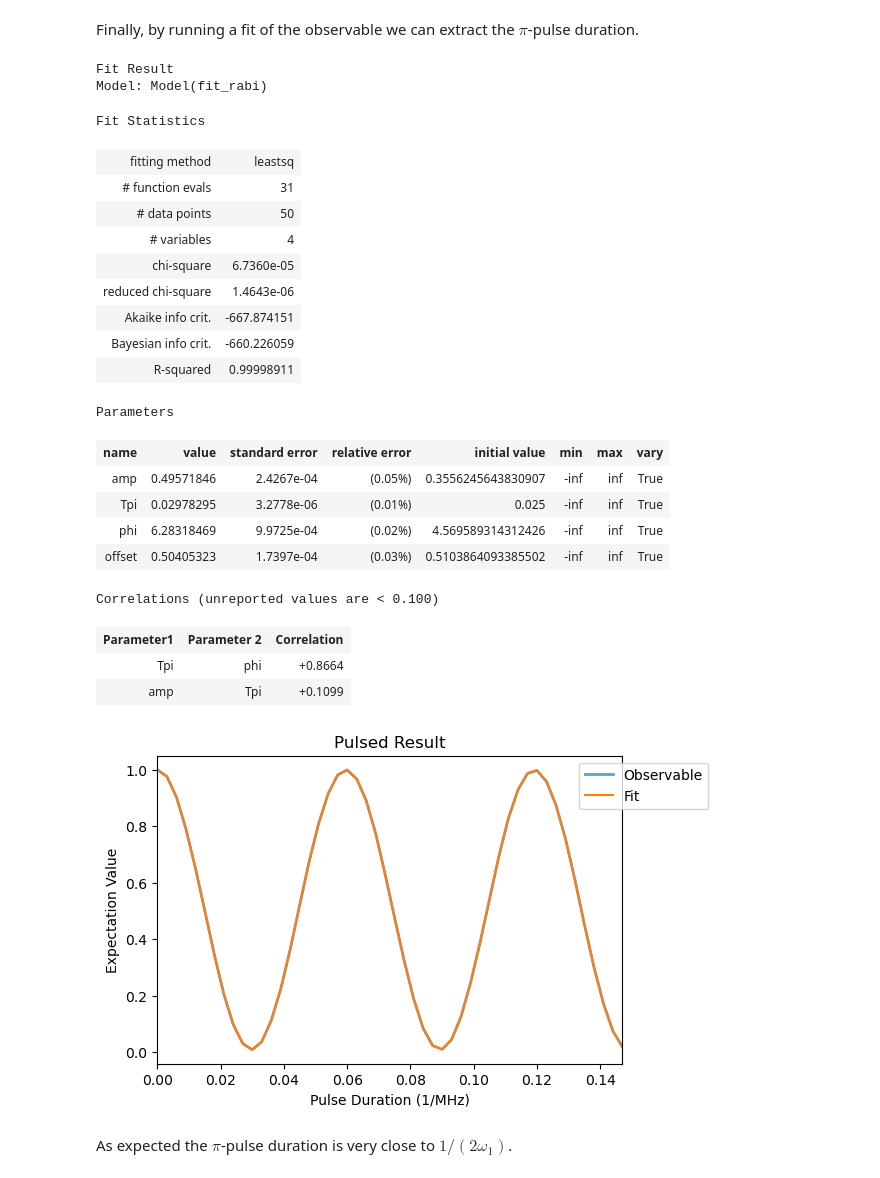
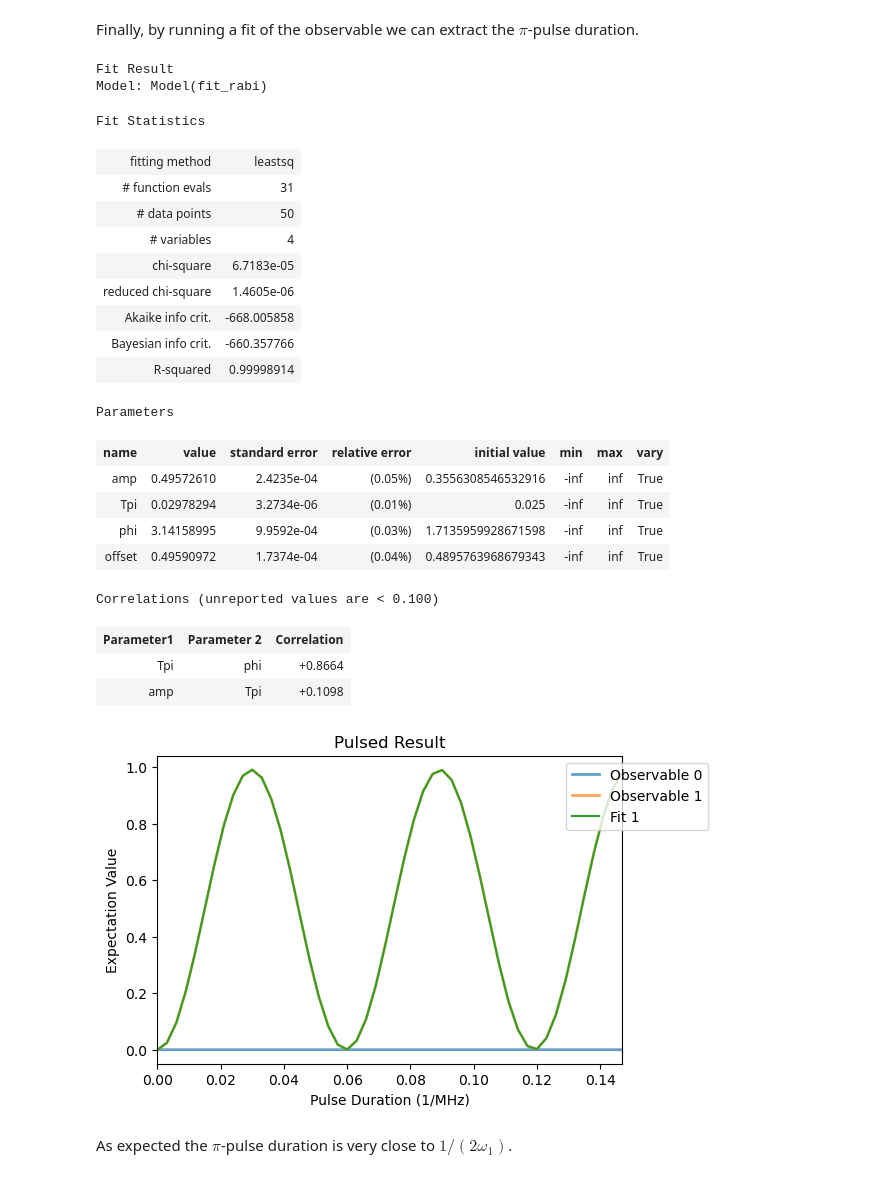
Before and after one commit to QISS-HZB/QuaCCAToo, a Jupyter notebook: docs/tutorials/02_NV_Ramsey_PODMR.ipynb, the cells around one changed output. Saved outputs shown, nothing was run; the diff lists cells and outputs as text; code cells hidden in the pictures.

```diff
--- a/docs/tutorials/02_NV_Ramsey_PODMR.ipynb
+++ b/docs/tutorials/02_NV_Ramsey_PODMR.ipynb
@@ -118,37 +118,38 @@ Finally, by running a fit of the observable we can extract the $\pi$-pulse durat
 # %%
 rabi_analysis = Analysis(rabi_exp_1)
 
 rabi_analysis.run_fit(
     fit_model = RabiModel(),
+    # since there are two observables, we need to specify which one we want to fit
     results_index = 1
     )
 
 rabi_analysis.plot_fit()
-rabi_analysis.fit_params
+rabi_analysis.fit_params[1]
 # %% [output]
 Fit Result
 Model: Model(fit_rabi)
 Fit Statistics
 | fitting method | leastsq |
 | # function evals | 31 |
 | # data points | 50 |
 | # variables | 4 |
-| chi-square | 6.7360e-05 |
-| reduced chi-square | 1.4643e-06 |
-| Akaike info crit. | -667.874151 |
-| Bayesian info crit. | -660.226059 |
-| R-squared | 0.99998911 |
+| chi-square | 6.7183e-05 |
+| reduced chi-square | 1.4605e-06 |
+| Akaike info crit. | -668.005858 |
+| Bayesian info crit. | -660.357766 |
+| R-squared | 0.99998914 |
 Parameters
 | name | value | standard error | relative error | initial value | min | max | vary |
-| amp | 0.49571846 | 2.4267e-04 | (0.05%) | 0.3556245643830907 | -inf | inf | True |
-| Tpi | 0.02978295 | 3.2778e-06 | (0.01%) | 0.025 | -inf | inf | True |
-| phi | 6.28318469 | 9.9725e-04 | (0.02%) | 4.569589314312426 | -inf | inf | True |
-| offset | 0.50405323 | 1.7397e-04 | (0.03%) | 0.5103864093385502 | -inf | inf | True |
+| amp | 0.49572610 | 2.4235e-04 | (0.05%) | 0.3556308546532916 | -inf | inf | True |
+| Tpi | 0.02978294 | 3.2734e-06 | (0.01%) | 0.025 | -inf | inf | True |
+| phi | 3.14158995 | 9.9592e-04 | (0.03%) | 1.7135959928671598 | -inf | inf | True |
+| offset | 0.49590972 | 1.7374e-04 | (0.04%) | 0.4895763968679343 | -inf | inf | True |
 Correlations (unreported values are < 0.100)
 | Parameter1 | Parameter 2 | Correlation |
 | Tpi | phi | +0.8664 |
-| amp | Tpi | +0.1099 |
+| amp | Tpi | +0.1098 |
-[figure, old version]
+[figure, new version]
 # %% [markdown]
 As expected the $\pi$-pulse duration is very close to $1/(2\omega_1)$.
 # %% [markdown]
```
Also changed, not shown: parts of 1 cell of this notebook, 1 other file.
